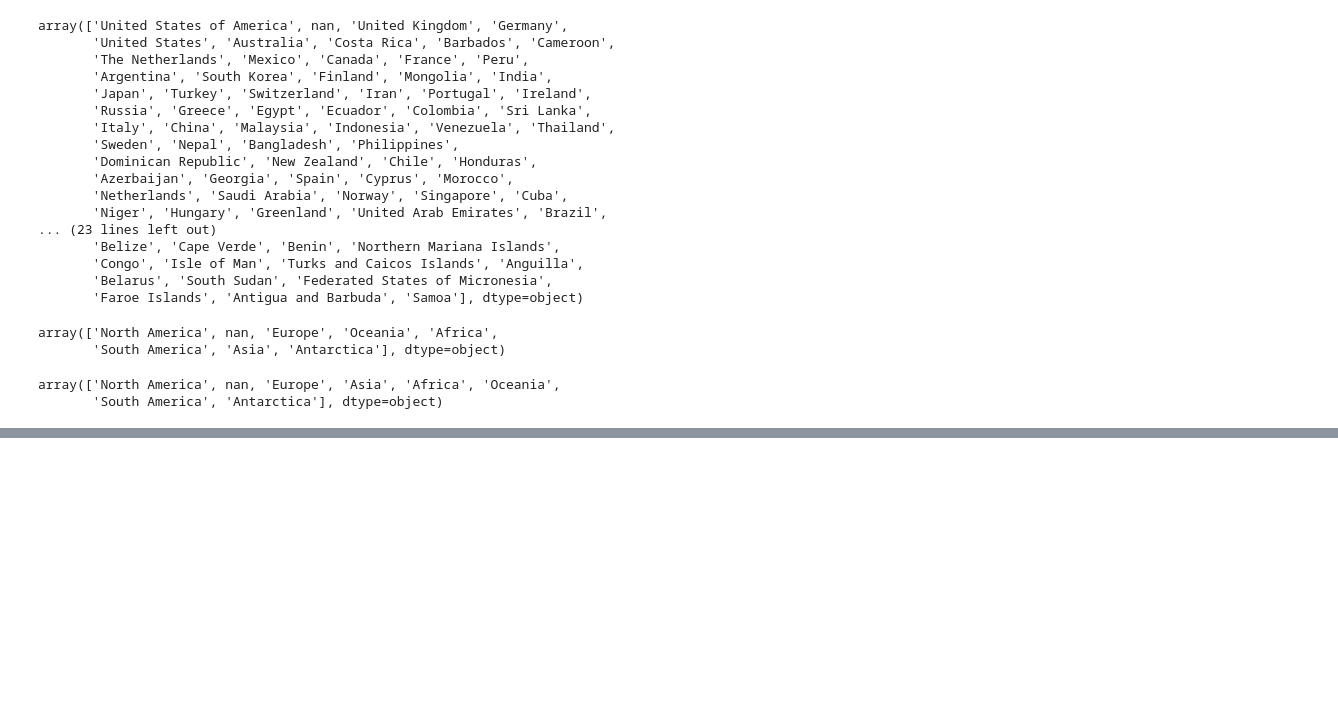
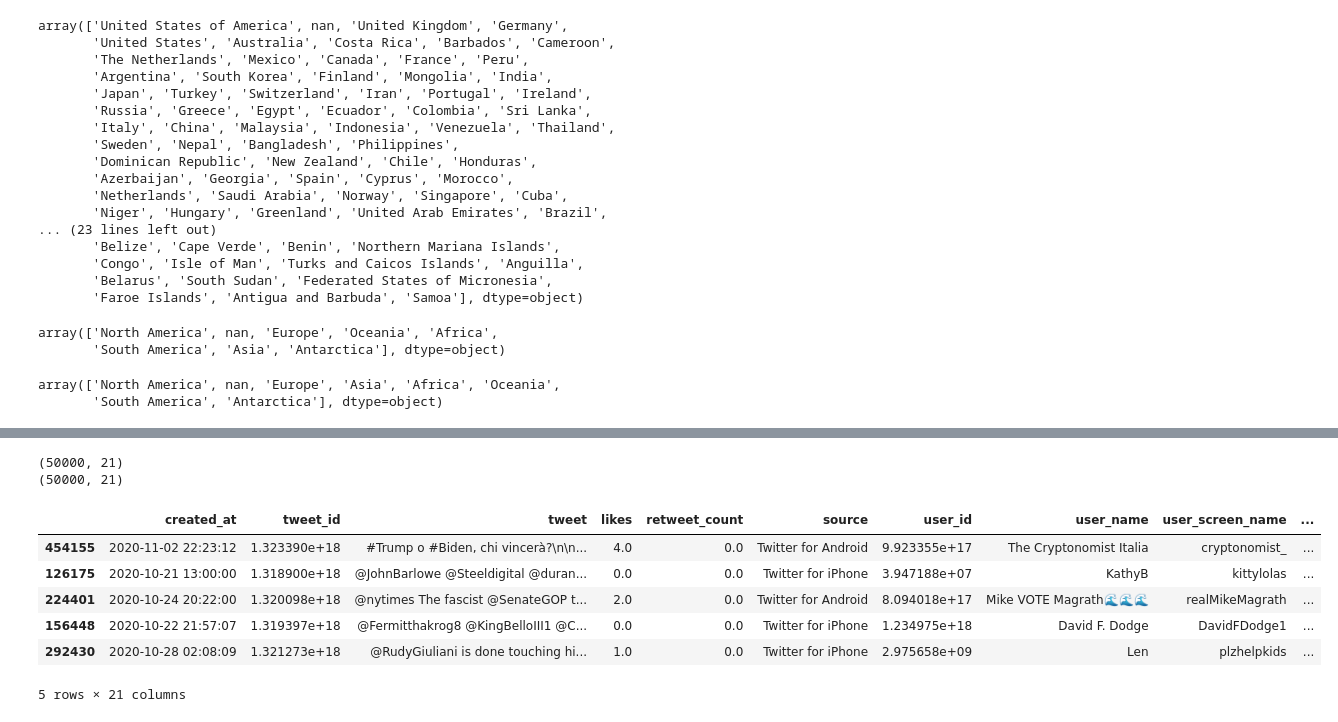
Before and after one commit to cl-xy/us-politics-social-media, a Jupyter notebook: data cleaning.ipynb, the cells around one changed output, grey strips where cells are left out. Cells and saved outputs as stored; diff of their text form; code cells hidden in the pictures; blank space fills up the shorter version.

```diff
--- a/data cleaning.ipynb
+++ b/data cleaning.ipynb
@@ -266,0 +233,21 @@ df_all.shape
+# %%
+#10000 rows take 2 mins to clean
+#100000 rows take 48 mins to clean
+#sample 50000 rows
+sample_trump_pre = full_trump_pre.sample(n = 50000)
+sample_biden_pre = full_biden_pre.sample(n = 50000)
+print(sample_trump_pre.shape)
+print(sample_biden_pre.shape)
+# %% [output]
+(50000, 21)
+(50000, 21)
+# %%
+sample_trump_pre.head()
+# %% [output]
+|  | created_at | tweet_id | tweet | likes | retweet_count | source | user_id | user_name | user_screen_name | ... |
+| 454155 | 2020-11-02 22:23:12 | 1.323390e+18 | #Trump o #Biden, chi vincerà?\n\n... | 4.0 | 0.0 | Twitter for Android | 9.923355e+17 | The Cryptonomist Italia | cryptonomist_ | ... |
+| 126175 | 2020-10-21 13:00:00 | 1.318900e+18 | @JohnBarlowe @Steeldigital @duran... | 0.0 | 0.0 | Twitter for iPhone | 3.947188e+07 | KathyB | kittylolas | ... |
+| 224401 | 2020-10-24 20:22:00 | 1.320098e+18 | @nytimes The fascist @SenateGOP t... | 2.0 | 0.0 | Twitter for Android | 8.094018e+17 | Mike VOTE Magrath🌊🌊🌊 | realMikeMagrath | ... |
+| 156448 | 2020-10-22 21:57:07 | 1.319397e+18 | @Fermitthakrog8 @KingBelloIII1 @C... | 0.0 | 0.0 | Twitter for iPhone | 1.234975e+18 | David F. Dodge | DavidFDodge1 | ... |
+| 292430 | 2020-10-28 02:08:09 | 1.321273e+18 | @RudyGiuliani is done touching hi... | 1.0 | 0.0 | Twitter for iPhone | 2.975658e+09 | Len | plzhelpkids | ... |
+5 rows × 21 columns
```
Also changed, not shown: parts of 26 cells of this notebook, 8 other files.
